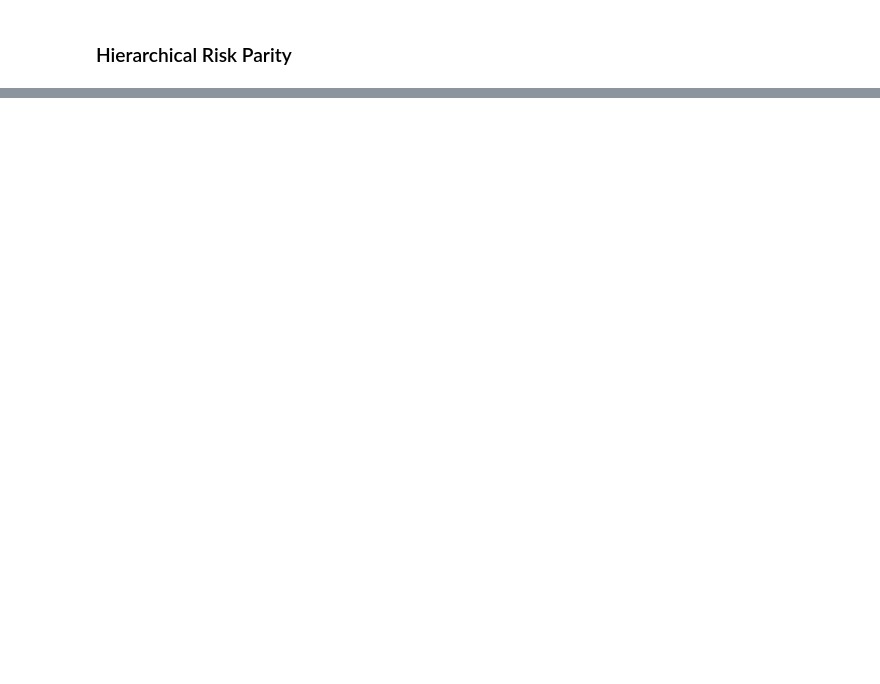
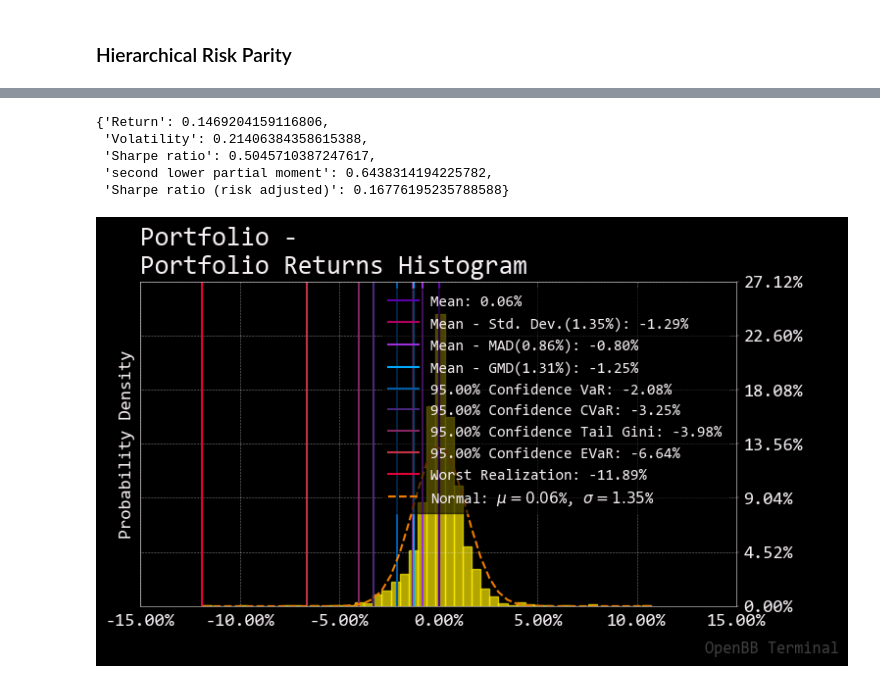
Before and after one commit to dMLTquant/openbb_sdk_exporation, a Jupyter notebook: obb_02-09_modules_portfolio.ipynb, the cells around one changed output, grey strips where cells are left out. Cells and saved outputs as stored; diff of their text form; code cells hidden in the pictures; blank space fills up the shorter version.

Commit message:
finished example portfolio notebook

```diff
--- a/obb_02-09_modules_portfolio.ipynb
+++ b/obb_02-09_modules_portfolio.ipynb
@@ -298,2 +299,23 @@ SP_500_Portfolio.xl     [ <=>                ] 148.61K  --.-KB/s    in 0.02s
 # %% [markdown]
 ### Risk Parity
+# %%
+# Define your own orderbook path here, current value won't work
+order_book_path = "/home/gitpod/OpenBBUserData/portfolio/allocation/60_40_Portfolio.xlsx"
+
+# Read in the file
+order_book = pd.read_excel(order_book_path)
+
+# Adjust the columns accordingly
+order_book_cols = ['Ticker', 'Asset Class', 'Sector', 'Industry', 'Country',
+       'Current Invested Amount', 'Currency']
+
+order_book = order_book[order_book_cols]
+
+# Load in the portfolio
+p = openbb.portfolio.po.load(symbols_file_path=order_book_path)
+weights, performance = openbb.portfolio.po.equal(portfolio_engine=p)
+
+# Perform calculations
+weights_riskparity, data_returns_riskparity = openbb.portfolio.po.riskparity(p)
+
+weights_riskparity
@@ -300,2 +354,24 @@ SP_500_Portfolio.xl     [ <=>                ] 148.61K  --.-KB/s    in 0.02s
 # %% [markdown]
 ### Hierarchical Risk Parity
+# %%
+import pandas as pd
+
+# Define your own orderbook path here, current value won't work
+order_book_path = "/home/gitpod/OpenBBUserData/portfolio/allocation/SP_500_Portfolio.xlsx"
+
+# Read in the file
+order_book = pd.read_excel(order_book_path)
+
+# Adjust the columns accordingly
+order_book_cols = ['Ticker', 'Asset Class', 'Sector', 'Industry', 'Country',
+       'Current Invested Amount', 'Currency']
+
+order_book = order_book[order_book_cols]
+
+# Load in the portfolio
+p = openbb.portfolio.po.load(symbols_file_path=order_book_path)
+riskparity, data_returns_riskparity = openbb.portfolio.po.hrp(p, interval="5y",
+    risk_measure='SLPM',
+    risk_aversion=0.8)
+
+riskparity
@@ -301,0 +402,12 @@ SP_500_Portfolio.xl     [ <=>                ] 148.61K  --.-KB/s    in 0.02s
+# %%
+data_returns_riskparity
+# %% [output]
+{'Return': 0.1469204159116806,
+ 'Volatility': 0.21406384358615388,
+ 'Sharpe ratio': 0.5045710387247617,
+ 'second lower partial moment': 0.6438314194225782,
+ 'Sharpe ratio (risk adjusted)': 0.16776195235788588}
+# %%
+openbb.portfolio.po.plot(p, category='SECTOR', chart_type="hist")
+# %% [output]
+[figure, added]
```
Also changed, not shown: parts of 7 cells of this notebook.
